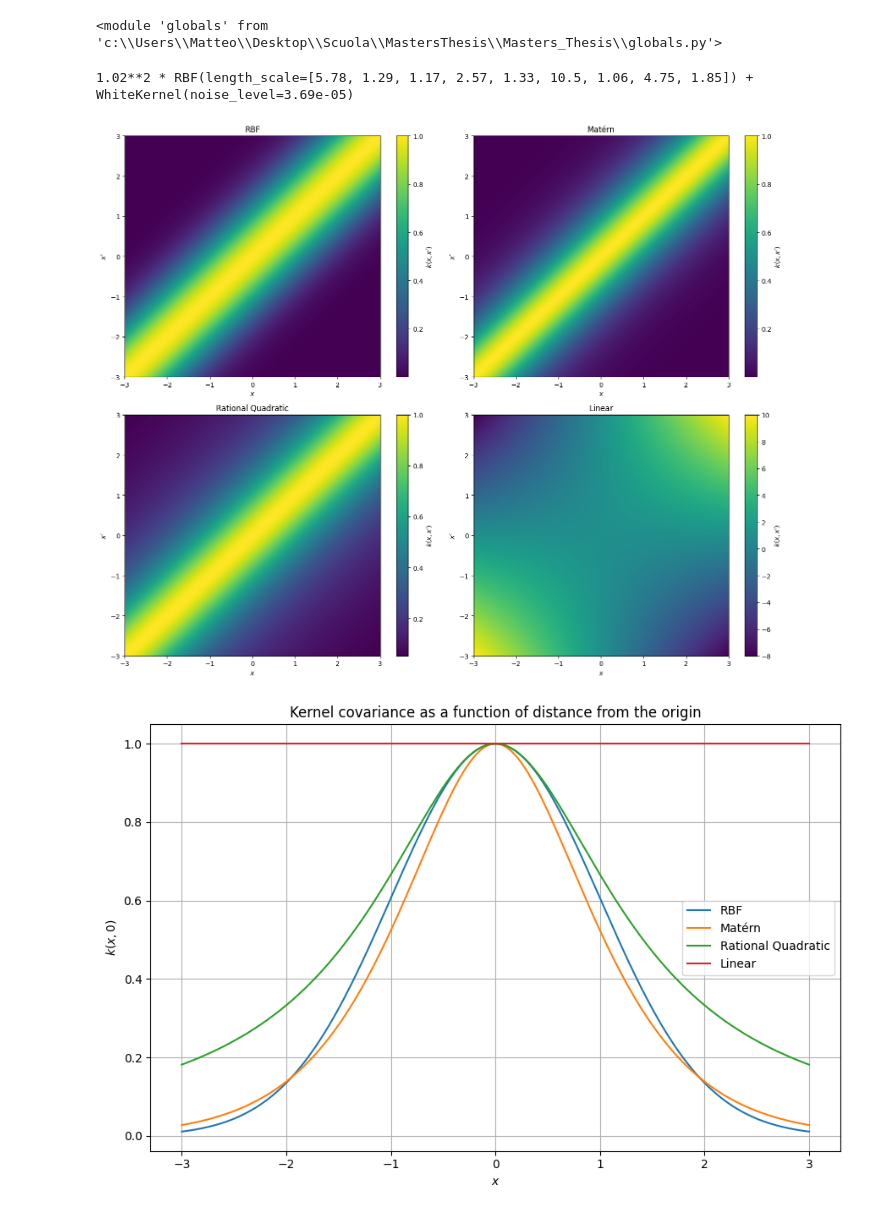
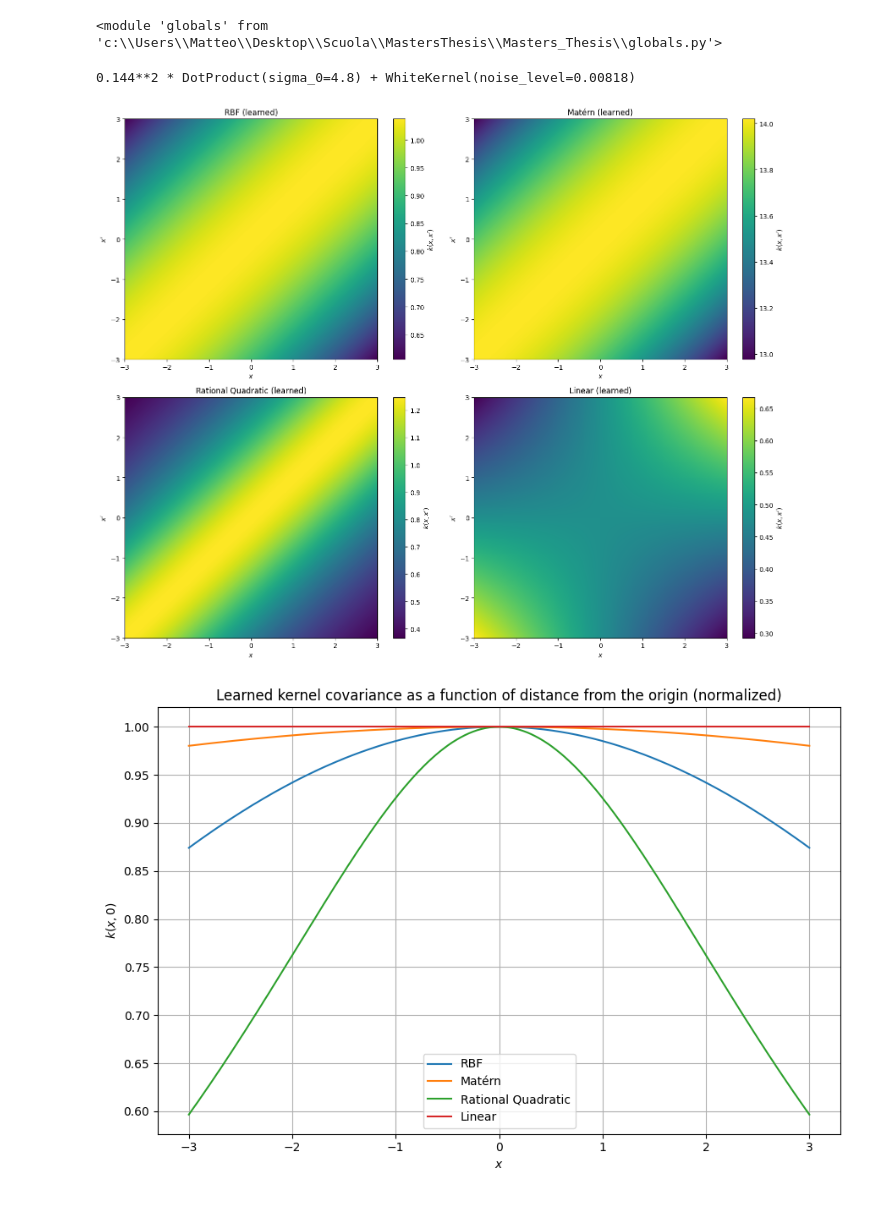
Before and after one commit to Teolul/Masters_Thesis, a Jupyter notebook: gp_kernel_visualizations.ipynb, the cells around one changed output. Saved outputs shown, nothing was run; the diff lists cells and outputs as text; code cells hidden in the pictures.

Commit message:
final results reporting

```diff
--- a/gp_kernel_visualizations.ipynb
+++ b/gp_kernel_visualizations.ipynb
@@ -12,9 +12,9 @@ importlib.reload(globals)
 <module 'globals' from 'c:\\Users\\Matteo\\Desktop\\Scuola\\MastersThesis\\Masters_Thesis\\globals.py'>
 # %%
 gp_results = pickle.load(open("./gp_saves/model_saves/gp_results_500.pkl", "rb"))
-gp_results[0]["gpr_list"][0].kernel_
+gp_results[5]["gpr_list"][0].kernel_
 # %% [output]
-1.02**2 * RBF(length_scale=[5.78, 1.29, 1.17, 2.57, 1.33, 10.5, 1.06, 4.75, 1.85]) + WhiteKernel(noise_level=3.69e-05)
+0.144**2 * DotProduct(sigma_0=4.8) + WhiteKernel(noise_level=0.00818)
 # %%
 # choose the input dimension to visualize
 input_dim = 0
@@ -34,60 +34,66 @@ x_values = np.linspace(x_min, x_max, n_points)
 X_slice = np.tile(x_fixed, (n_points, 1))
 X_slice[:, input_dim] = x_values
 
-# kernels without WhiteKernel
+# kernels = {
+#     "RBF": C(1.0) * RBF(length_scale=np.ones(globals.N_INPUTS)) + WhiteKernel(noise_level=1e-2, noise_level_bounds=(1e-5, 1e1)),
+#     "Matérn": C(1.0) * Matern(length_scale=np.ones(globals.N_INPUTS), nu=2.5) + WhiteKernel(noise_level=1e-2, noise_level_bounds=(1e-5, 1e1)),
+#     "Rational Quadratic": C(1.0) * RationalQuadratic(length_scale=1.0, alpha=1.0) + WhiteKernel(noise_level=1e-2, noise_level_bounds=(1e-5, 1e1)),
+#     "Linear": C(1.0) * DotProduct() + WhiteKernel(noise_level=1e-2, noise_level_bounds=(1e-5, 1e1))
+# }
+
 kernels = {
-    "RBF": C(1.0) * RBF(length_scale=np.ones(globals.N_INPUTS)),
-    "Matérn": C(1.0) * Matern(length_scale=np.ones(globals.N_INPUTS), nu=2.5),
-    "Rational Quadratic": C(1.0) * RationalQuadratic(length_scale=1.0, alpha=1.0),
-    "Linear": C(1.0) * DotProduct()
+    "RBF": gp_results[0]["gpr_list"][0].kernel_,
+    "Matérn": gp_results[1]["gpr_list"][0].kernel_,
+    "Rational Quadratic": gp_results[2]["gpr_list"][0].kernel_,
+    "Linear": gp_results[5]["gpr_list"][0].kernel_
 }
 
-gp_results = pickle.load(open("./gp_saves/model_saves/gp_results_500.pkl", "rb"))
+kernel_type = "learned"  # "default" or "learned"
 
 # create 2x2 subplot grid
 fig, axes = plt.subplots(2, 2, figsize=(15, 12))
 axes = axes.ravel()
 
 # generate one heatmap per kernel
 for ax, (name, kernel) in zip(axes, kernels.items()):
     K = kernel(X_slice, X_slice)
 
     im = ax.imshow(
         K,
         origin="lower",
         extent=[x_min, x_max, x_min, x_max],
         aspect="auto"
     )
 
     ax.set_xlabel(r"$x$")
     ax.set_ylabel(r"$x'$")
-    ax.set_title(name)
+    ax.set_title(name + " (" + kernel_type + ")")
 
     # individual colorbar for each subplot
     fig.colorbar(im, ax=ax, label=r"$k(x,x')$")
 
 plt.tight_layout()
-plt.savefig("gp_saves/kernel_visualizations.png", dpi=300, bbox_inches="tight")
+plt.savefig(f"gp_saves/kernel_visualizations_{kernel_type}.png", dpi=300, bbox_inches="tight")
 plt.show()
 # %% [output]
-[figure, old version]
+[figure, new version]
 # %%
-plt.figure(figsize=(9, 6))
-
 x_ref = np.zeros(globals.N_INPUTS)
 
+plt.figure(figsize=(9, 6))
 for name, kernel in kernels.items():
     K_ref = kernel(X_slice, x_ref.reshape(1, -1)).ravel()
+    K_ref /= K_ref.max()  # normalize to [0, 1] for better comparison
     plt.plot(x_values, K_ref, label=name)
 
 plt.xlabel(r"$x$")
 plt.ylabel(r"$k(x,0)$")
-plt.title("Kernel covariance as a function of distance from the origin")
+plt.title(f"{kernel_type.capitalize()} kernel covariance as a function of distance from the origin (normalized)")
 plt.legend()
 plt.grid(True)
 plt.tight_layout()
-plt.savefig("gp_saves/kernel_covariance_0.png", dpi=300, bbox_inches="tight")
+plt.savefig(f"gp_saves/kernel_covariance_{kernel_type}_0.png", dpi=300, bbox_inches="tight")
 plt.show()
 # %% [output]
-[figure, old version]
+[figure, new version]
 # %%
```
Also changed, not shown: parts of 2 cells of this notebook, 35 other files.
